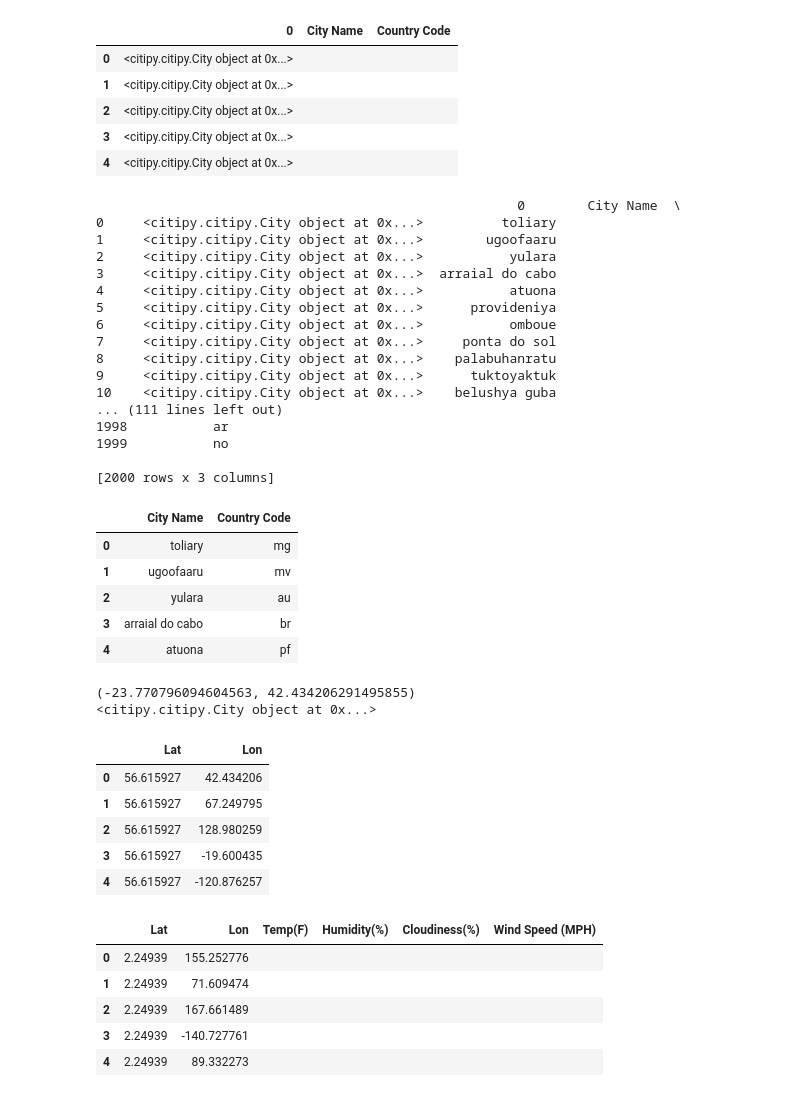
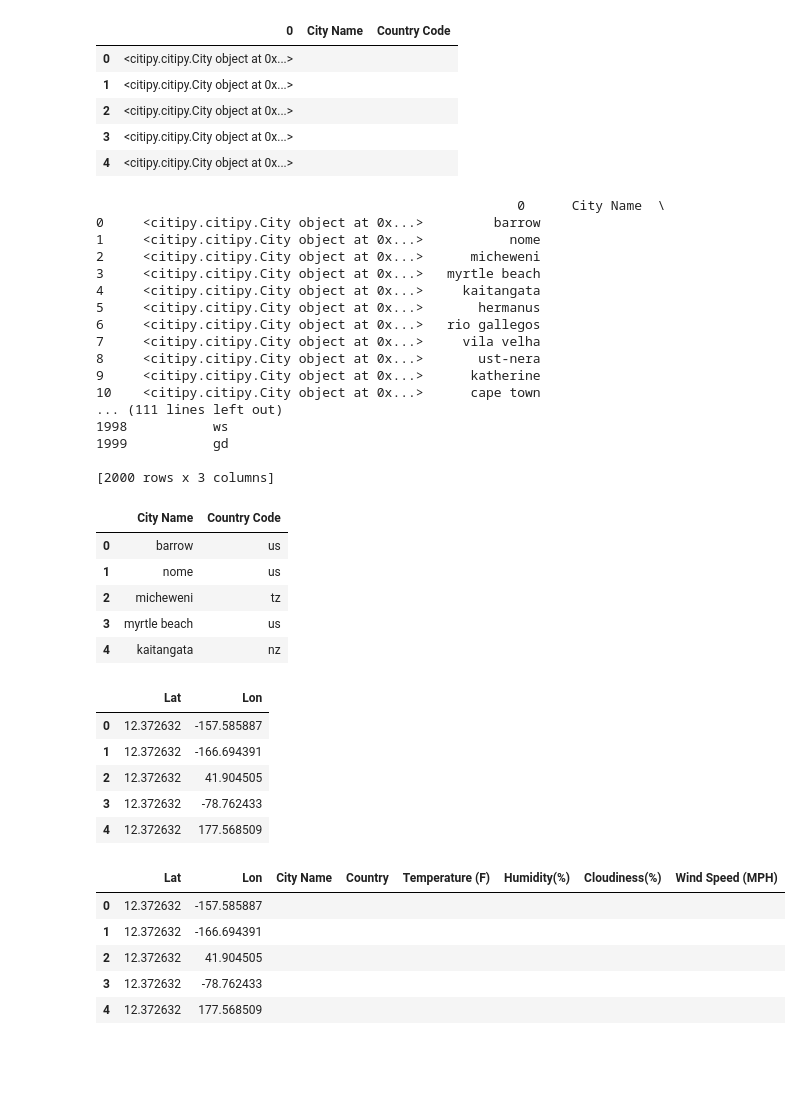
Before and after one commit to FutureGM/citiPy, a Jupyter notebook: WeatherPy.ipynb, the cells around one changed output. Drawn from its saved outputs; the diff is of its cells as text; code cells hidden in the pictures; blank space fills up the shorter version.

```diff
--- a/WeatherPy.ipynb
+++ b/WeatherPy.ipynb
@@ -19,13 +50,10 @@ url = "http://api.openweathermap.org/data/2.5/weather?appid=a9d9051f41b69e6ee57e
 # Create an open list for coordinates and cities
 lat_lng = []
 cities = []
-# # Open List to append for Cities and Coordinates
 
-# cities = []
-# coordinates = []
 #Random Data Points
-lat = np.random.uniform(low=-90.000, high=90.000, size=2000)
-lng = np.random.uniform(low=-180.000, high=180.000, size=2000)
+lat = np.random.uniform(low=-90, high=90, size=2000)
+lng = np.random.uniform(low=-180, high=180, size=2000)
 # lat_lng = zip(lat,lng)
 # data = owm.find_cities_by_geo_coord(lat_lng, 2000)
 # #Identify nearist city for each lat,lng combo
@@ -41,6 +69,7 @@ lng = np.random.uniform(low=-180.000, high=180.000, size=2000)
 # # def main():
 for i in range(0, len(lat)):
     lat_lng.append((lat[i], lng[i]))
+
 for coordinate_pair in lat_lng:
     lat, lon = coordinate_pair
     cities.append(citipy.nearest_city(lat, lon))
@@ -74,35 +103,32 @@ del cities_DF["index"]
 
 cities_DF.head()
 # %% [output]
-                                                      0        City Name  \
-0     <citipy.citipy.City object at 0x...>          toliary
-1     <citipy.citipy.City object at 0x...>        ugoofaaru
-2     <citipy.citipy.City object at 0x...>           yulara
-3     <citipy.citipy.City object at 0x...>  arraial do cabo
-4     <citipy.citipy.City object at 0x...>           atuona
-5     <citipy.citipy.City object at 0x...>      provideniya
-6     <citipy.citipy.City object at 0x...>           omboue
-7     <citipy.citipy.City object at 0x...>     ponta do sol
-8     <citipy.citipy.City object at 0x...>    palabuhanratu
-9     <citipy.citipy.City object at 0x...>      tuktoyaktuk
-10    <citipy.citipy.City object at 0x...>    belushya guba
+                                                      0      City Name  \
+0     <citipy.citipy.City object at 0x...>         barrow
+1     <citipy.citipy.City object at 0x...>           nome
+2     <citipy.citipy.City object at 0x...>      micheweni
+3     <citipy.citipy.City object at 0x...>   myrtle beach
+4     <citipy.citipy.City object at 0x...>     kaitangata
+5     <citipy.citipy.City object at 0x...>       hermanus
+6     <citipy.citipy.City object at 0x...>   rio gallegos
+7     <citipy.citipy.City object at 0x...>     vila velha
+8     <citipy.citipy.City object at 0x...>       ust-nera
+9     <citipy.citipy.City object at 0x...>      katherine
+10    <citipy.citipy.City object at 0x...>      cape town
 ... (111 lines left out)
-1998           ar
-1999           no
+1998           ws
+1999           gd
 
 [2000 rows x 3 columns]
 |  | City Name | Country Code |
-| 0 | toliary | mg |
-| 1 | ugoofaaru | mv |
-| 2 | yulara | au |
-| 3 | arraial do cabo | br |
-| 4 | atuona | pf |
+| 0 | barrow | us |
+| 1 | nome | us |
+| 2 | micheweni | tz |
+| 3 | myrtle beach | us |
+| 4 | kaitangata | nz |
 # %%
 print(lat_lng[0])
 print(cities[0])
-# %% [output]
-(-23.770796094604563, 42.434206291495855)
-<citipy.citipy.City object at 0x...>
 # %%
 #Create a Dataframe displaying Coordinates
 coordinates_df = pd.DataFrame({"Lat": lat,
@@ -110,27 +136,29 @@ coordinates_df = pd.DataFrame({"Lat": lat,
 coordinates_df.head()
 # %% [output]
 |  | Lat | Lon |
-| 0 | 56.615927 | 42.434206 |
-| 1 | 56.615927 | 67.249795 |
-| 2 | 56.615927 | 128.980259 |
-| 3 | 56.615927 | -19.600435 |
-| 4 | 56.615927 | -120.876257 |
+| 0 | 12.372632 | -157.585887 |
+| 1 | 12.372632 | -166.694391 |
+| 2 | 12.372632 | 41.904505 |
+| 3 | 12.372632 | -78.762433 |
+| 4 | 12.372632 | 177.568509 |
 # %%
-#Create a Datafram including:
+#Create a Dataframe including:
 #Temp(F)
 #Humidity (%)
 #Cloudiness (%)
 #Wind Speed (mph)
 coord_df = coordinates_df
-coord_df["Temp(F)"] = ""
+coord_df["City Name"] = ""
+coord_df["Country"] = ""
+coord_df["Temperature (F)"] = ""
 coord_df["Humidity(%)"]= ""
 coord_df["Cloudiness(%)"] = ""
 coord_df["Wind Speed (MPH)"] = ""
 coord_df.head()
 # %% [output]
-|  | Lat | Lon | Temp(F) | Humidity(%) | Cloudiness(%) | Wind Speed (MPH) |
-| 0 | 2.24939 | 155.252776 |  |  |  |  |
-| 1 | 2.24939 | 71.609474 |  |  |  |  |
-| 2 | 2.24939 | 167.661489 |  |  |  |  |
-| 3 | 2.24939 | -140.727761 |  |  |  |  |
-| 4 | 2.24939 | 89.332273 |  |  |  |  |
+|  | Lat | Lon | City Name | Country | Temperature (F) | Humidity(%) | Cloudiness(%) | Wind Speed (MPH) |
+| 0 | 12.372632 | -157.585887 |  |  |  |  |  |  |
+| 1 | 12.372632 | -166.694391 |  |  |  |  |  |  |
+| 2 | 12.372632 | 41.904505 |  |  |  |  |  |  |
+| 3 | 12.372632 | -78.762433 |  |  |  |  |  |  |
+| 4 | 12.372632 | 177.568509 |  |  |  |  |  |  |
```
Also changed, not shown: parts of 26 cells of this notebook, 4 other files.
